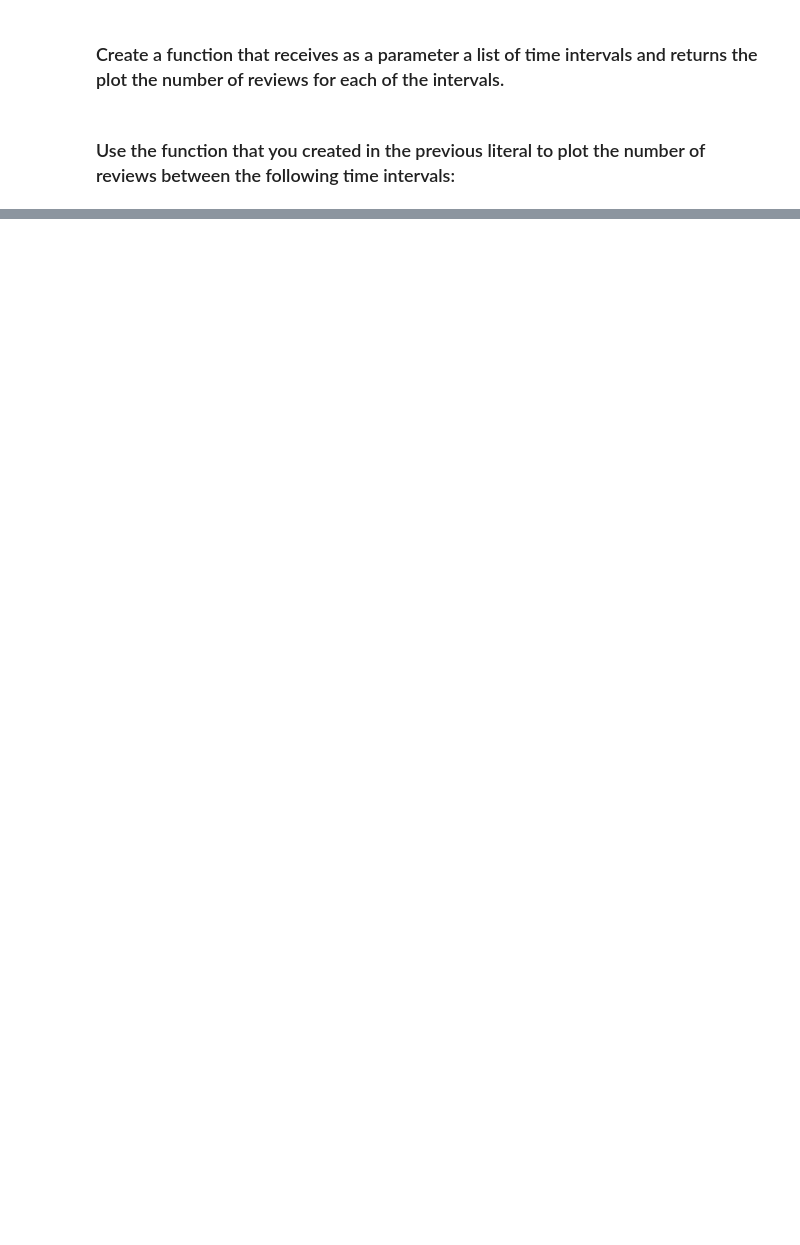
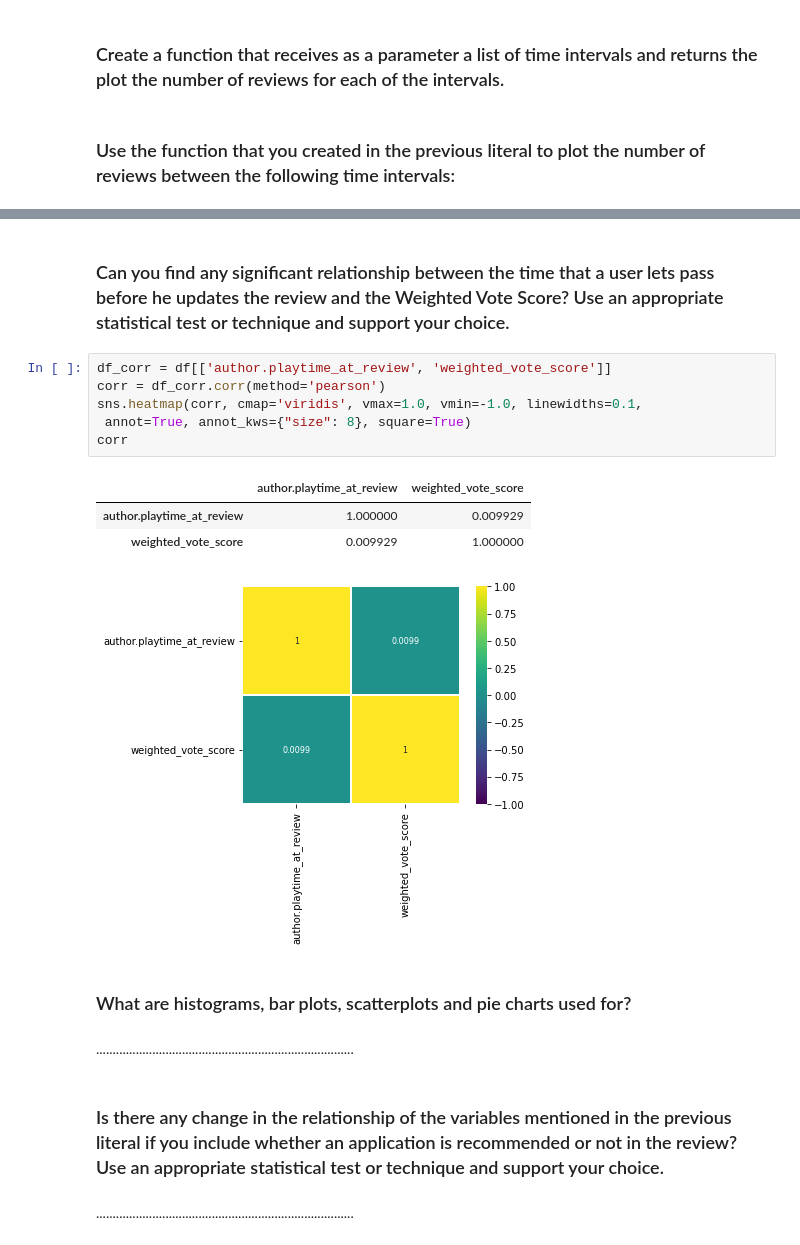
Before and after one commit to MatteoSava/ADM-HW2, a Jupyter notebook: ADM_HW2.ipynb, the cells around one changed output, grey strips where cells are left out. Cells and saved outputs as stored; diff of their text form; blank space fills up the shorter version.

```diff
--- a/ADM_HW2.ipynb
+++ b/ADM_HW2.ipynb
@@ -164,0 +187,21 @@ steam.reviews_between_time_intervals(df, time_intervals)
+# %% [markdown]
+### Can you find any significant relationship between the time that a user lets pass before he updates the review and the Weighted Vote Score? Use an appropriate statistical test or technique and support your choice.
+# %%
+df_corr = df[['author.playtime_at_review', 'weighted_vote_score']]
+corr = df_corr.corr(method='pearson')
+sns.heatmap(corr, cmap='viridis', vmax=1.0, vmin=-1.0, linewidths=0.1,
+ annot=True, annot_kws={"size": 8}, square=True)
+corr
+# %% [output]
+|  | author.playtime_at_review | weighted_vote_score |
+| author.playtime_at_review | 1.000000 | 0.009929 |
+| weighted_vote_score | 0.009929 | 1.000000 |
+[figure, added]
+# %% [markdown]
+### What are histograms, bar plots, scatterplots and pie charts used for?
+# %% [markdown]
+..............................................................................
+# %% [markdown]
+### Is there any change in the relationship of the variables mentioned in the previous literal if you include whether an application is recommended or not in the review? Use an appropriate statistical test or technique and support your choice.
+# %% [markdown]
+..............................................................................
```
Also changed, not shown: parts of 28 cells of this notebook, 1 other file.
